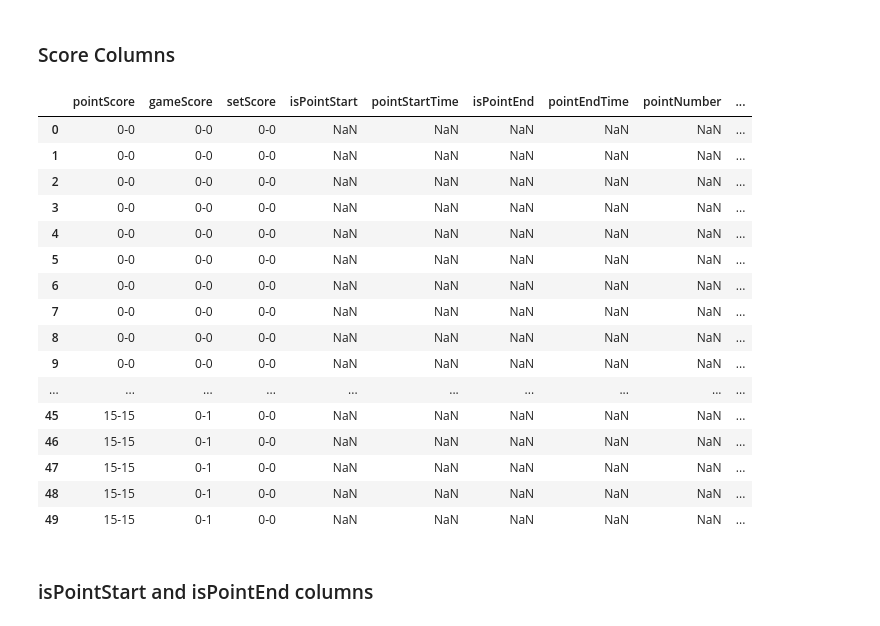
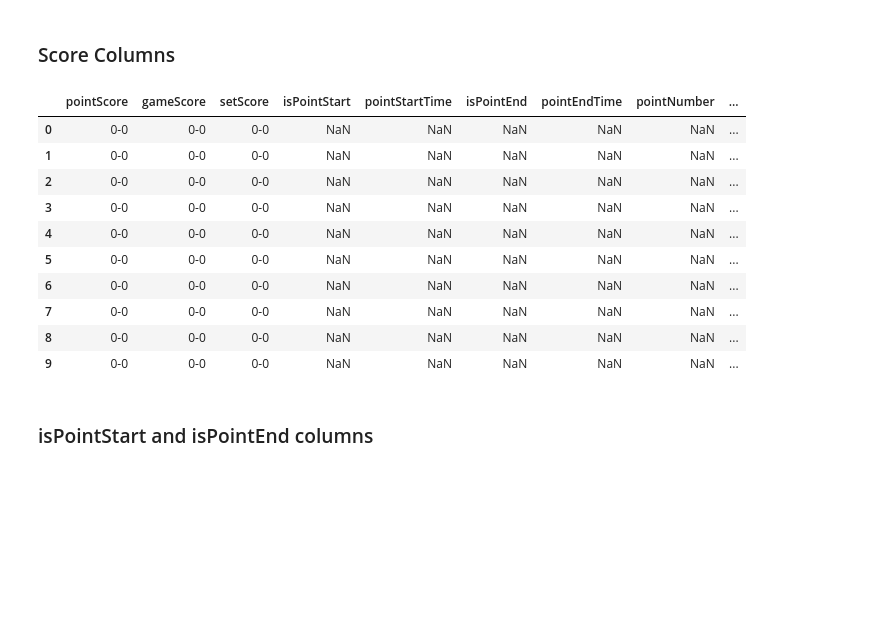
Before and after one commit to bruin-tennis-consulting/swingvision, a Jupyter notebook: swingvision_transformation.ipynb, the cells around one changed output. Saved outputs shown, nothing was run; the diff lists cells and outputs as text; code cells hidden in the pictures; blank space fills up the shorter version.

```diff
--- a/swingvision_transformation.ipynb
+++ b/swingvision_transformation.ipynb
@@ -270,25 +258,19 @@ shot_data['pointScore'] = swing_data['pointScore']
 shot_data['gameScore'] = swing_data['gameScore']
 shot_data['setScore'] = swing_data['setScore']
 # %%
-shot_data.head(50)
+shot_data.head(10)
 # %% [output]
 |  | pointScore | gameScore | setScore | isPointStart | pointStartTime | isPointEnd | pointEndTime | pointNumber | ... |
 | 0 | 0-0 | 0-0 | 0-0 | NaN | NaN | NaN | NaN | NaN | ... |
 | 1 | 0-0 | 0-0 | 0-0 | NaN | NaN | NaN | NaN | NaN | ... |
 | 2 | 0-0 | 0-0 | 0-0 | NaN | NaN | NaN | NaN | NaN | ... |
 | 3 | 0-0 | 0-0 | 0-0 | NaN | NaN | NaN | NaN | NaN | ... |
 | 4 | 0-0 | 0-0 | 0-0 | NaN | NaN | NaN | NaN | NaN | ... |
 | 5 | 0-0 | 0-0 | 0-0 | NaN | NaN | NaN | NaN | NaN | ... |
 | 6 | 0-0 | 0-0 | 0-0 | NaN | NaN | NaN | NaN | NaN | ... |
 | 7 | 0-0 | 0-0 | 0-0 | NaN | NaN | NaN | NaN | NaN | ... |
 | 8 | 0-0 | 0-0 | 0-0 | NaN | NaN | NaN | NaN | NaN | ... |
 | 9 | 0-0 | 0-0 | 0-0 | NaN | NaN | NaN | NaN | NaN | ... |
-| ... | ... | ... | ... | ... | ... | ... | ... | ... | ... |
-| 45 | 15-15 | 0-1 | 0-0 | NaN | NaN | NaN | NaN | NaN | ... |
-| 46 | 15-15 | 0-1 | 0-0 | NaN | NaN | NaN | NaN | NaN | ... |
-| 47 | 15-15 | 0-1 | 0-0 | NaN | NaN | NaN | NaN | NaN | ... |
-| 48 | 15-15 | 0-1 | 0-0 | NaN | NaN | NaN | NaN | NaN | ... |
-| 49 | 15-15 | 0-1 | 0-0 | NaN | NaN | NaN | NaN | NaN | ... |
 # %% [markdown]
 ### isPointStart and isPointEnd columns
 # %%
```
Also changed, not shown: parts of 26 cells of this notebook, 3 other files.
